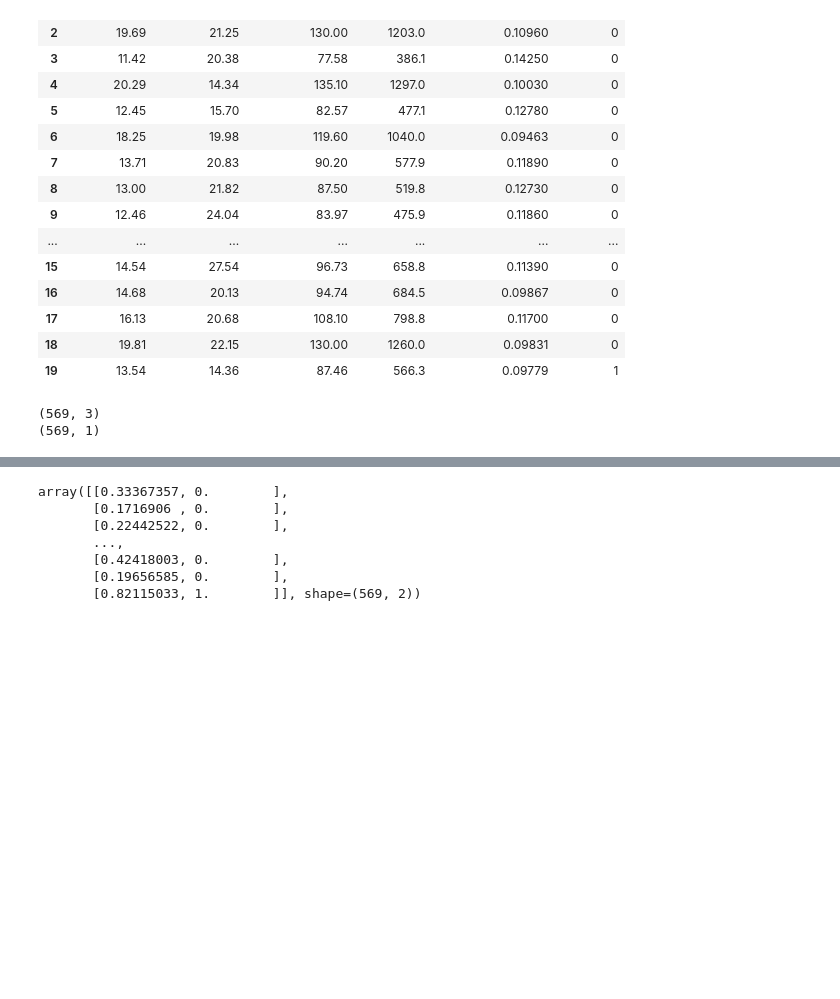
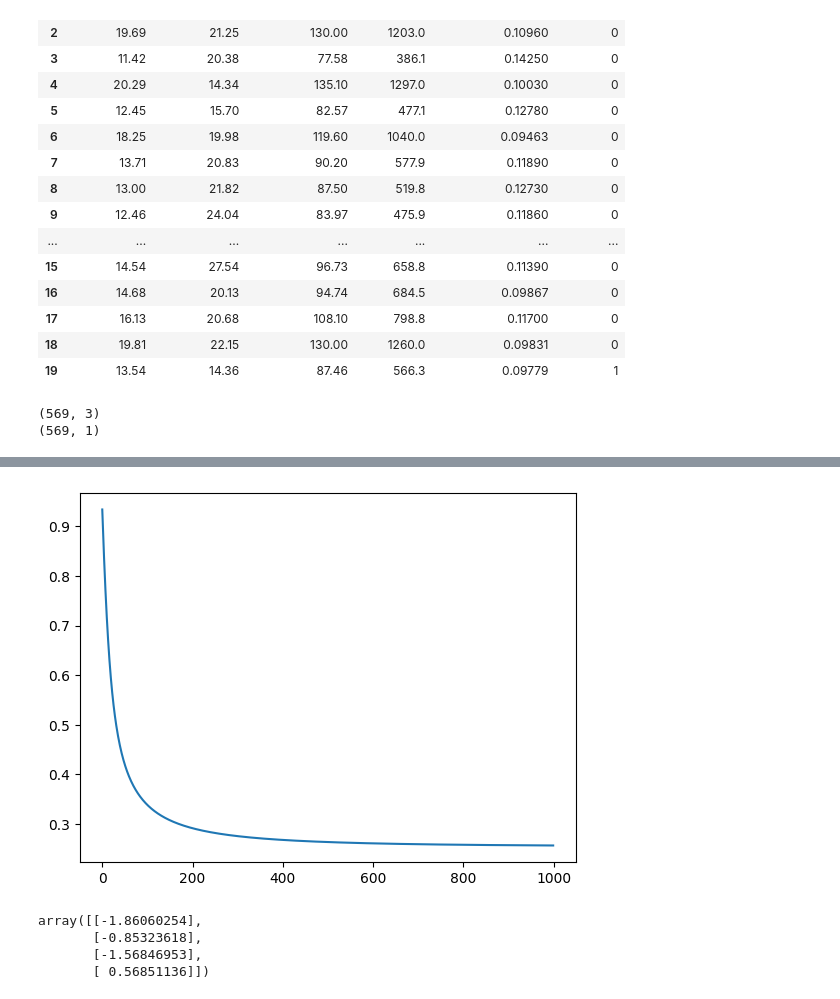
Before and after one commit to chanwinharold/ML_algorithms_from_scratch, a Jupyter notebook: logistic_regression_with_numpy.ipynb, the cells around one changed output, grey strips where cells are left out. Cells and saved outputs as stored; diff of their text form; code cells hidden in the pictures; blank space fills up the shorter version.

```diff
--- a/logistic_regression_with_numpy.ipynb
+++ b/logistic_regression_with_numpy.ipynb
@@ -160,13 +45,0 @@ array([[0.33367357, 0.        ],
-# %%
-for i in range(predictions.shape[0]):
-    predictions[i, 1] = decision(predictions[i, 0])
-# %%
-predictions
-# %% [output]
-array([[0.33367357, 0.        ],
-       [0.1716906 , 0.        ],
-       [0.22442522, 0.        ],
-       ...,
-       [0.42418003, 0.        ],
-       [0.19656585, 0.        ],
-       [0.82115033, 1.        ]], shape=(569, 2))
@@ -175,0 +46,38 @@ fig.show()
+# %%
+normalisation = StandardScaler()
+x = normalisation.fit_transform(x)
+# %%
+class LogisticRegression:
+    def __init__(self, x_):
+        _, n = x_.shape
+        self.theta_ = np.random.rand(n+1, 1)
+
+    def predict(self, x_):
+        m, _ = x_.shape
+        X_ = np.hstack((x_, np.ones((m, 1)) ))
+        return X_ @ self.theta_
+
+    def logistic_function(self, x_):
+        return 1 / (1 + np.exp(-self.predict(x_)))
+
+    def cost_function(self, x_, y_):
+        m, _ = x_.shape
+        return (1/m) * np.sum(-y_ * np.log(self.logistic_function(x_)) - (1 - y_) * np.log(1 - self.logistic_function(x_)) )
+
+    def fit(self, x_, y_, learning_rate=0.01, n_iterations=1000):
+        m, _ = x_.shape
+        X_ = np.hstack((x_, np.ones((m, 1)) ))
+        cost_history_ = np.zeros(n_iterations)
+
+        for i in range(0, n_iterations):
+            self.theta_ = self.theta_ - ( (learning_rate/m) * X_.transpose() @ (self.logistic_function(x_) - y_) )
+            cost_history_[i] = self.cost_function(x_, y_)
+        return cost_history_
+# %%
+logistic_reg = LogisticRegression(x)
+J_history = logistic_reg.fit(x, y, learning_rate=0.05)
+# %%
+plt.plot(J_history)
+plt.show()
+# %% [output]
+[figure, added]
@@ -175,0 +86,7 @@ fig.show()
+# %%
+logistic_reg.theta_
+# %% [output]
+array([[-1.86060254],
+       [-0.85323618],
+       [-1.56846953],
+       [ 0.56851136]])
```
Also changed, not shown: parts of 26 cells of this notebook, 1 other file.
